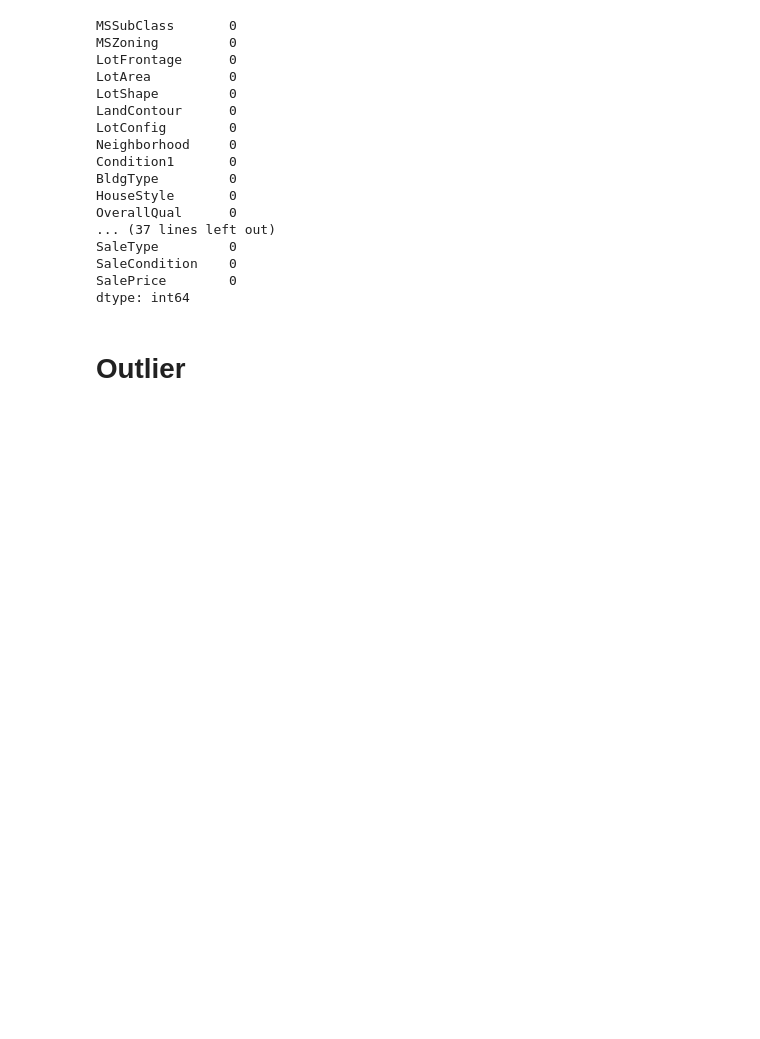
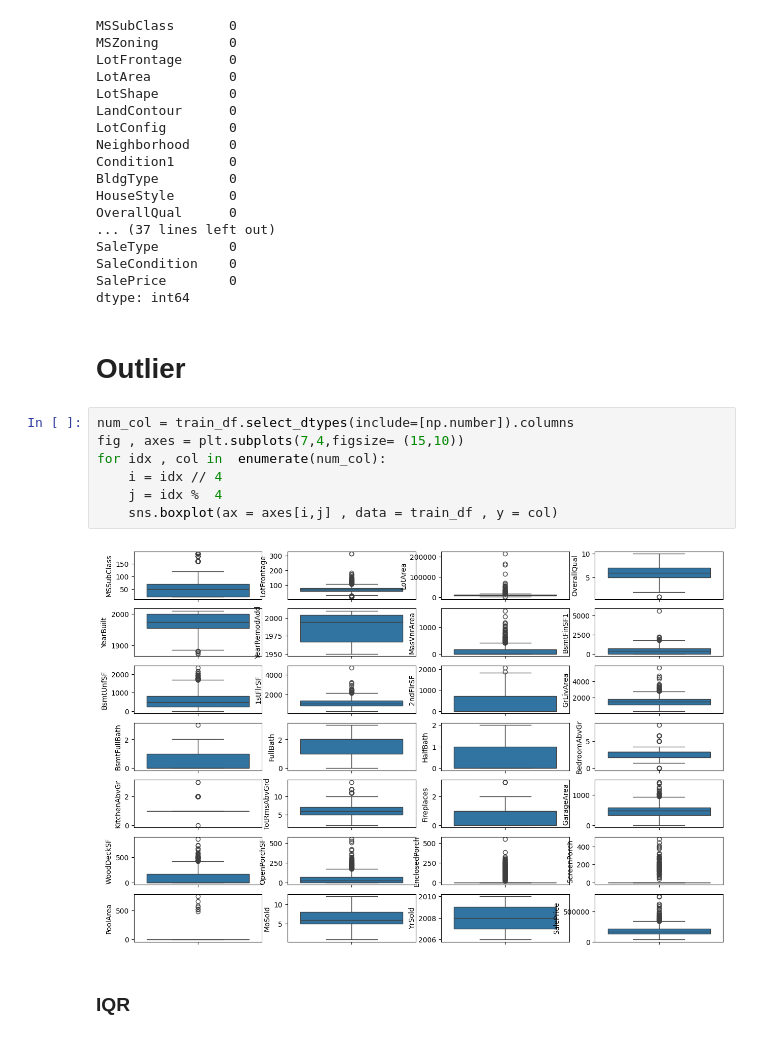
Before and after one commit to burakltnds/Kaggle_Notebook, a Jupyter notebook: house_price_predict.ipynb, the cells around one changed output. Cells and saved outputs as stored; diff of their text form; blank space fills up the shorter version.

```diff
--- a/house_price_predict.ipynb
+++ b/house_price_predict.ipynb
@@ -297,3 +297,14 @@ SalePrice        0
 dtype: int64
 # %% [markdown]
 # Outlier
+# %%
+num_col = train_df.select_dtypes(include=[np.number]).columns
+fig , axes = plt.subplots(7,4,figsize= (15,10))
+for idx , col in  enumerate(num_col):
+    i = idx // 4
+    j = idx %  4
+    sns.boxplot(ax = axes[i,j] , data = train_df , y = col)
+# %% [output]
+[figure, added]
+# %% [markdown]
+### IQR
```
Also changed, not shown: parts of 2 cells of this notebook.
